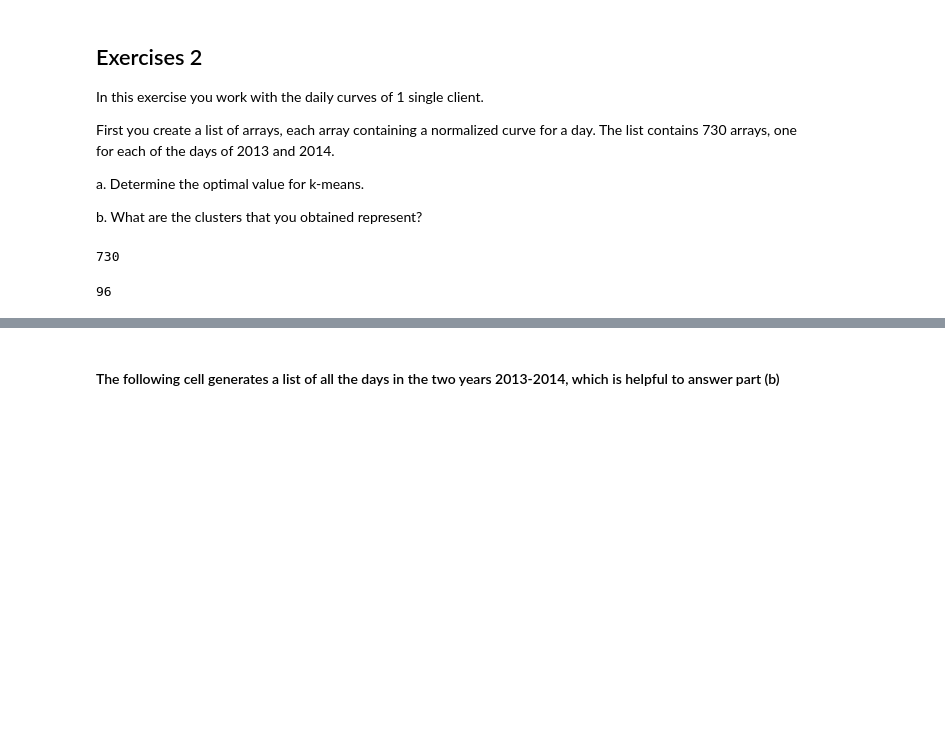
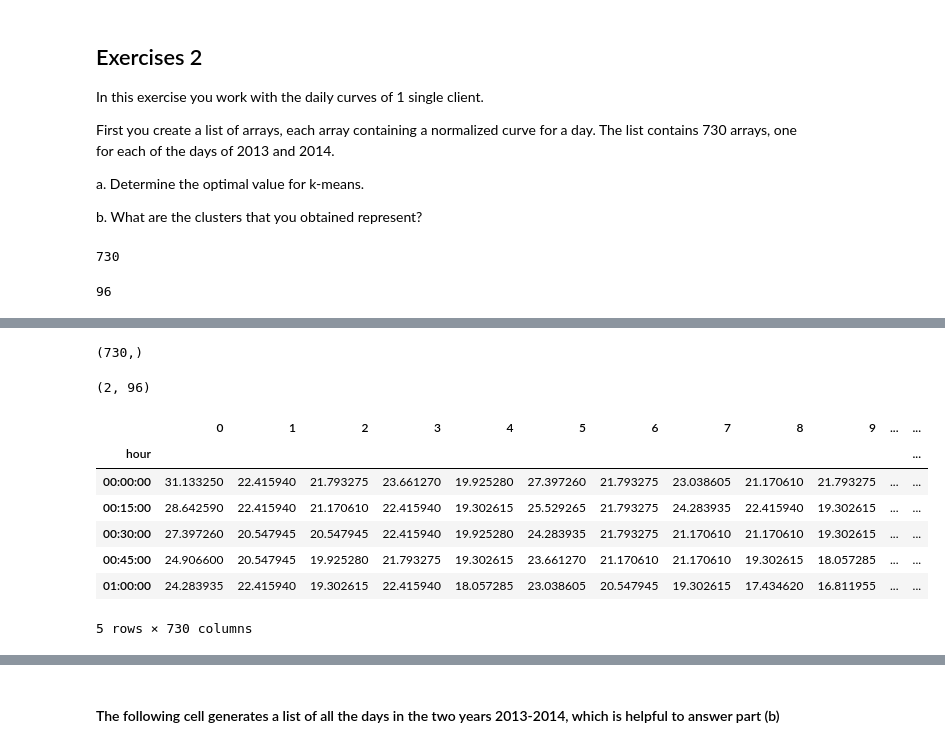
Before and after one commit to david-siqi-liu/SCS3253_Winter2019, a Jupyter notebook: W04_Liu_qq287393.ipynb, the cells around one changed output, grey strips where cells are left out. Cells and saved outputs as stored; diff of their text form; code cells hidden in the pictures; blank space fills up the shorter version.

```diff
--- a/W04_Liu_qq287393.ipynb
+++ b/W04_Liu_qq287393.ipynb
@@ -345,0 +400,4 @@ len(X[0])
+# %%
+y.shape
+# %% [output]
+(730,)
@@ -345,0 +406,4 @@ len(X[0])
+# %%
+centers.shape
+# %% [output]
+(2, 96)
@@ -345,0 +415,11 @@ len(X[0])
+# %%
+df_X.head()
+# %% [output]
+|  | 0 | 1 | 2 | 3 | 4 | 5 | 6 | 7 | 8 | 9 | ... | ... |
+| hour |  |  |  |  |  |  |  |  |  |  |  | ... |
+| 00:00:00 | 31.133250 | 22.415940 | 21.793275 | 23.661270 | 19.925280 | 27.397260 | 21.793275 | 23.038605 | 21.170610 | 21.793275 | ... | ... |
+| 00:15:00 | 28.642590 | 22.415940 | 21.170610 | 22.415940 | 19.302615 | 25.529265 | 21.793275 | 24.283935 | 22.415940 | 19.302615 | ... | ... |
+| 00:30:00 | 27.397260 | 20.547945 | 20.547945 | 22.415940 | 19.925280 | 24.283935 | 21.793275 | 21.170610 | 21.170610 | 19.302615 | ... | ... |
+| 00:45:00 | 24.906600 | 20.547945 | 19.925280 | 21.793275 | 19.302615 | 23.661270 | 21.170610 | 21.170610 | 19.302615 | 18.057285 | ... | ... |
+| 01:00:00 | 24.283935 | 22.415940 | 19.302615 | 22.415940 | 18.057285 | 23.038605 | 20.547945 | 19.302615 | 17.434620 | 16.811955 | ... | ... |
+5 rows × 730 columns
```
Also changed, not shown: parts of 36 cells of this notebook.
